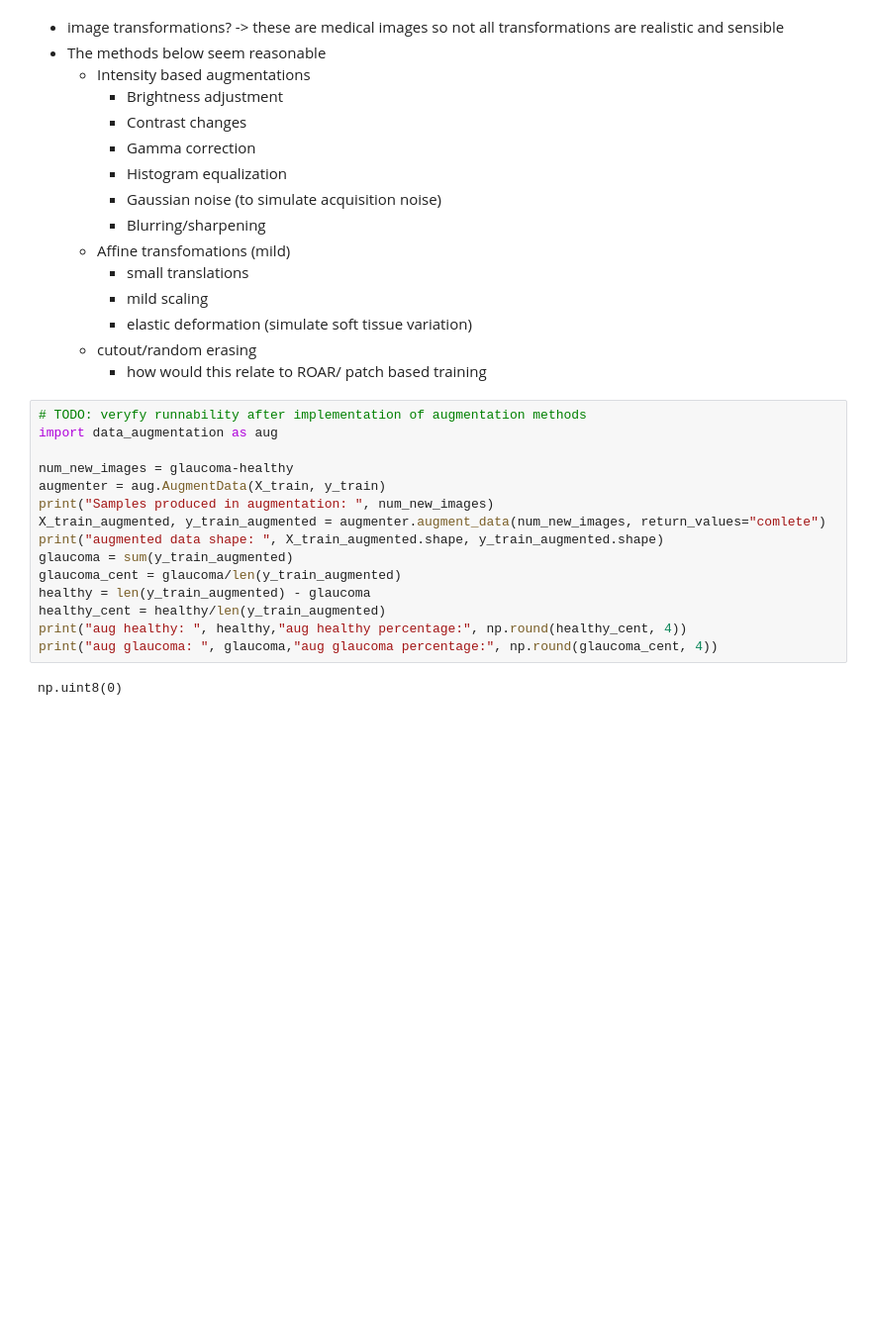
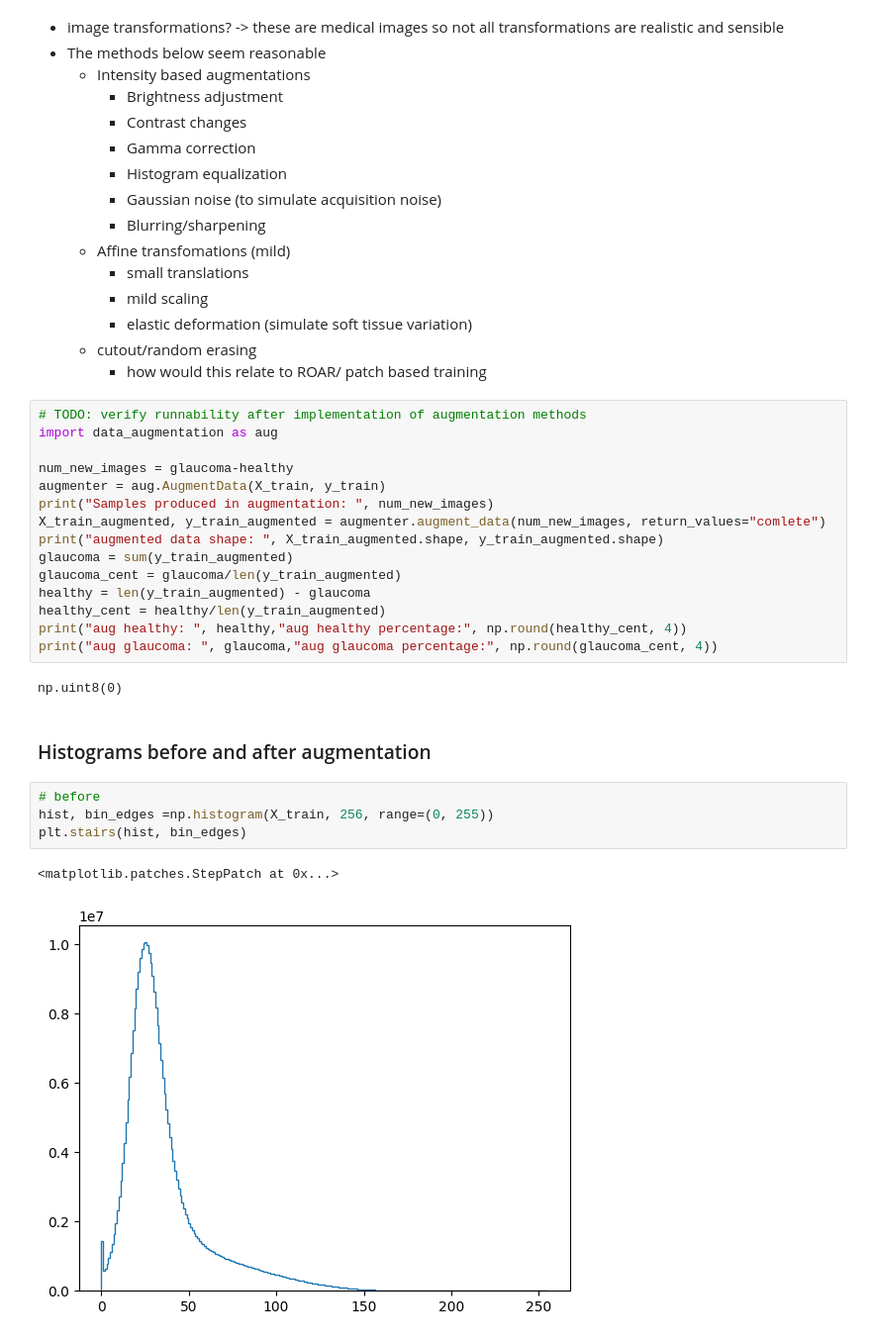
Before and after one commit to brombeersoufflee/master-thesis, a Jupyter notebook: data_exploration.ipynb, the cells around one changed output. Shown: that part at 99% size. Drawn from its saved outputs; the diff is of its cells as text; blank space fills up the shorter version.

Commit message:
Progress Data Augmentation methods

```diff
--- a/data_exploration.ipynb
+++ b/data_exploration.ipynb
@@ -142,7 +142,7 @@ Samples to be produced in augmentation:  338
     - cutout/random erasing
         - how would this relate to ROAR/ patch based training
 # %%
-# TODO: veryfy runnability after implementation of augmentation methods
+# TODO: verify runnability after implementation of augmentation methods
 import data_augmentation as aug
 
 num_new_images = glaucoma-healthy
@@ -158,3 +158,12 @@ print("aug healthy: ", healthy,"aug healthy percentage:", np.round(healthy_cent,
 print("aug glaucoma: ", glaucoma,"aug glaucoma percentage:", np.round(glaucoma_cent, 4))
 # %% [output]
 np.uint8(0)
+# %% [markdown]
+### Histograms before and after augmentation
+# %%
+# before
+hist, bin_edges =np.histogram(X_train, 256, range=(0, 255))
+plt.stairs(hist, bin_edges)
+# %% [output]
+<matplotlib.patches.StepPatch at 0x...>
+[figure, added]
```
Also changed, not shown: parts of 10 cells of this notebook, 1 other file.
